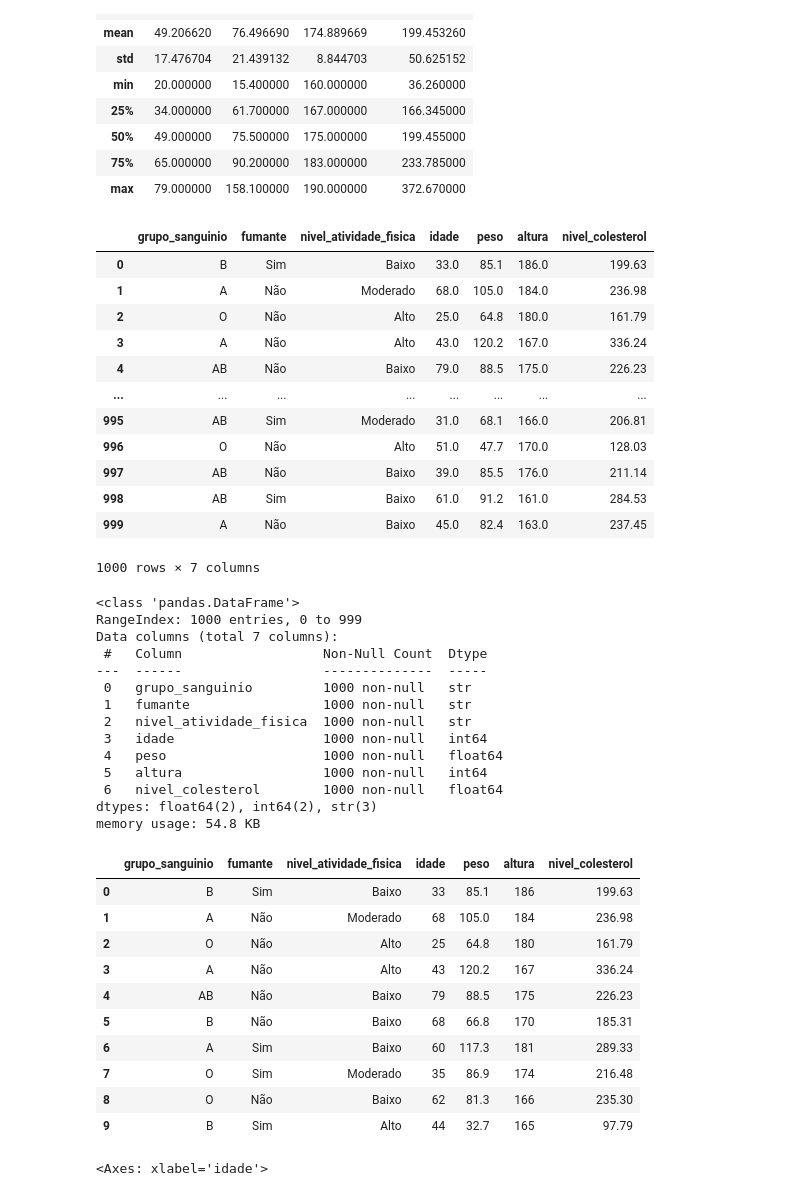
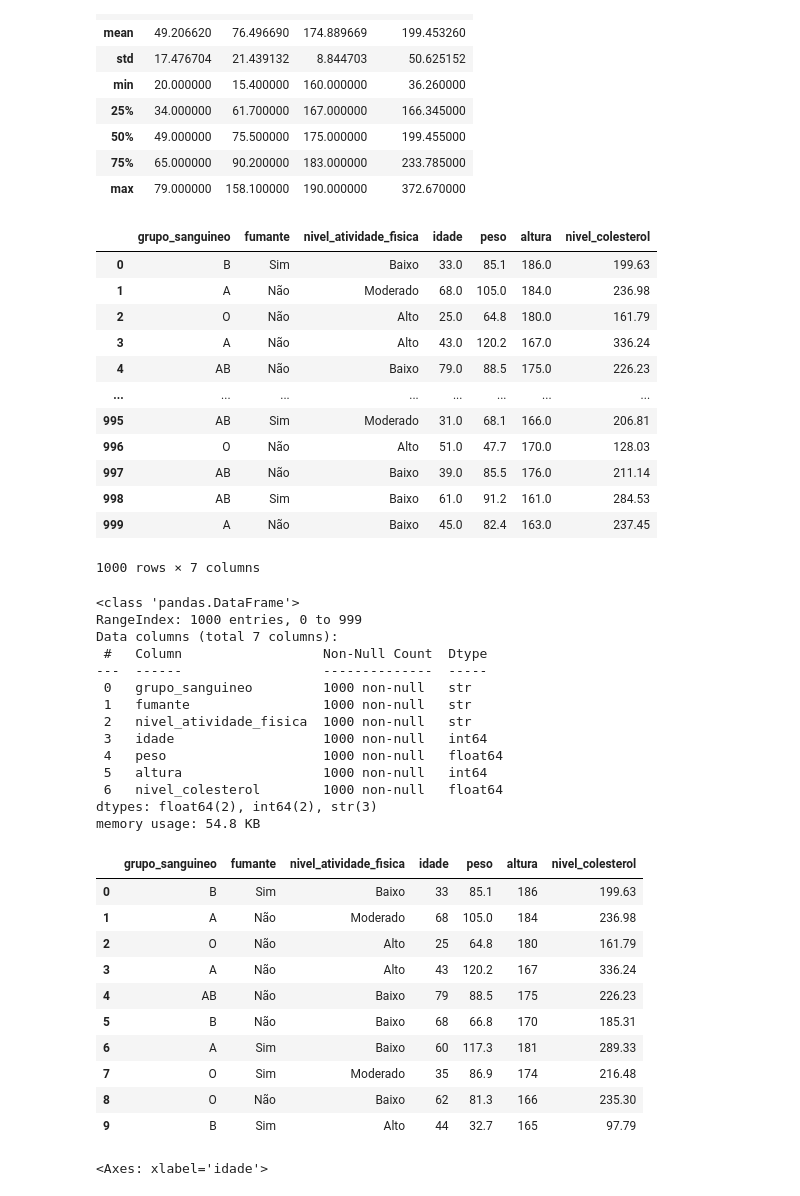
Before and after one commit to lucas5g/regressao-linear-multipla, a Jupyter notebook: aula.ipynb, the cells around one changed output. Drawn from its saved outputs; the diff is of its cells as text; code cells hidden in the pictures.

```diff
--- a/aula.ipynb
+++ b/aula.ipynb
@@ -31,7 +31,7 @@ memory usage: 62.6 KB
 df_colesterol.drop(columns=['Id'], inplace=True)
 # %%
 df_colesterol.columns = [
-  'grupo_sanguinio',
+  'grupo_sanguineo',
   'fumante',
   'nivel_atividade_fisica',
   'idade',
@@ -105,7 +105,7 @@ df_colesterol_eda.describe()
 | max | 79.000000 | 158.100000 | 190.000000 | 372.670000 |
 # %%
 # Coletar medidas das variaveis categoricas
-moda_grupo_sang = df_colesterol_eda.grupo_sanguinio.mode()
+moda_grupo_sang = df_colesterol_eda.grupo_sanguineo.mode()
 moda_fumante = df_colesterol_eda.fumante.mode()
 moda_nivel_atividade_fisica = df_colesterol_eda.nivel_atividade_fisica.mode()
 # %%
@@ -115,15 +115,15 @@ mediana_peso = df_colesterol_eda.peso.median()
 mediana_altura = df_colesterol_eda.altura.median()
 # %%
 # Imputar valores ausentes
-df_colesterol_eda.fillna(value={'grupo_sanguinio': moda_grupo_sang[0],
+df_colesterol_eda.fillna(value={'grupo_sanguineo': moda_grupo_sang[0],
                                 'fumante': moda_fumante[0],
                                 'nivel_atividade_fisica': moda_nivel_atividade_fisica[0],
                                 'idade': mediana_idade,
                                 'peso': mediana_peso,
                                 'altura': mediana_altura
                                 }, inplace=True)
 # %% [output]
-|  | grupo_sanguinio | fumante | nivel_atividade_fisica | idade | peso | altura | nivel_colesterol |
+|  | grupo_sanguineo | fumante | nivel_atividade_fisica | idade | peso | altura | nivel_colesterol |
 | 0 | B | Sim | Baixo | 33.0 | 85.1 | 186.0 | 199.63 |
 | 1 | A | Não | Moderado | 68.0 | 105.0 | 184.0 | 236.98 |
 | 2 | O | Não | Alto | 25.0 | 64.8 | 180.0 | 161.79 |
@@ -150,7 +150,7 @@ RangeIndex: 1000 entries, 0 to 999
 Data columns (total 7 columns):
  #   Column                  Non-Null Count  Dtype
 ---  ------                  --------------  -----
- 0   grupo_sanguinio         1000 non-null   str
+ 0   grupo_sanguineo         1000 non-null   str
  1   fumante                 1000 non-null   str
  2   nivel_atividade_fisica  1000 non-null   str
  3   idade                   1000 non-null   int64
@@ -162,7 +162,7 @@ memory usage: 54.8 KB
 # %%
 df_colesterol_eda.head(10)
 # %% [output]
-|  | grupo_sanguinio | fumante | nivel_atividade_fisica | idade | peso | altura | nivel_colesterol |
+|  | grupo_sanguineo | fumante | nivel_atividade_fisica | idade | peso | altura | nivel_colesterol |
 | 0 | B | Sim | Baixo | 33 | 85.1 | 186 | 199.63 |
 | 1 | A | Não | Moderado | 68 | 105.0 | 184 | 236.98 |
 | 2 | O | Não | Alto | 25 | 64.8 | 180 | 161.79 |
```
Also changed, not shown: parts of 11 cells of this notebook.
